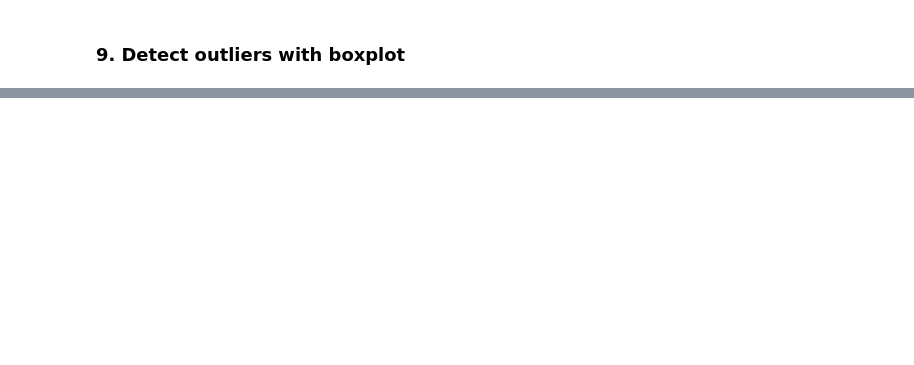
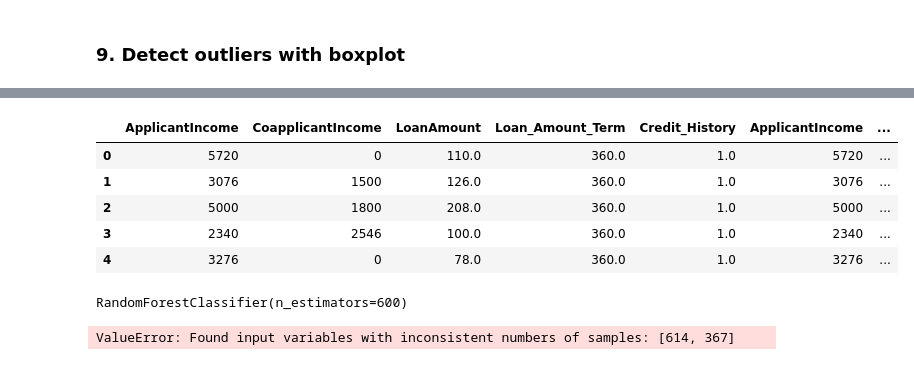
Before and after one commit to masrufjaman/Loan-Eligibility-Prediction, a Jupyter notebook: loan-eligibility-prediction.ipynb, the cells around one changed output, grey strips where cells are left out. Saved outputs shown, nothing was run; the diff lists cells and outputs as text; code cells hidden in the pictures; blank space fills up the shorter version.

```diff
--- a/loan-eligibility-prediction.ipynb
+++ b/loan-eligibility-prediction.ipynb
@@ -139,5 +439,7 @@ df3_train.info()
 # %%
 cat_feats = ['Gender', 'Married', 'Dependents', 'Education', 'Self_Employed', 'Property_Area', 'Loan_Status']
+# %%
+cat_feats_test = ['Gender', 'Married', 'Dependents', 'Education', 'Self_Employed', 'Property_Area']
 # %%
 df4_train = pd.get_dummies(data=df3_train, columns=cat_feats ,drop_first=True)
 # %%
@@ -145,6 +454,12 @@ df4_train.head()
+# %%
+df4_test = pd.get_dummies(data=df3_test, columns=cat_feats_test ,drop_first=True)
 # %%
 df3_1_train = df3_train.drop(columns=['Gender', 'Married', 'Dependents', 'Education', 'Self_Employed', 'Property_Area', 'Loan_Status'])
+# %%
+df3_1_test = df3_test.drop(columns=['Gender', 'Married', 'Dependents', 'Education', 'Self_Employed', 'Property_Area',])
 # %%
 df5_train= pd.concat([df3_1_train,df4_train],axis=1)
+# %%
+df5_test= pd.concat([df3_1_test,df4_test],axis=1)
 # %%
 df5_train.head()
@@ -151,3 +473,12 @@ df5_train.head()
+# %%
+df5_test.head()
+# %% [output]
+|  | ApplicantIncome | CoapplicantIncome | LoanAmount | Loan_Amount_Term | Credit_History | ApplicantIncome | ... |
+| 0 | 5720 | 0 | 110.0 | 360.0 | 1.0 | 5720 | ... |
+| 1 | 3076 | 1500 | 126.0 | 360.0 | 1.0 | 3076 | ... |
+| 2 | 5000 | 1800 | 208.0 | 360.0 | 1.0 | 5000 | ... |
+| 3 | 2340 | 2546 | 100.0 | 360.0 | 1.0 | 2340 | ... |
+| 4 | 3276 | 0 | 78.0 | 360.0 | 1.0 | 3276 | ... |
 # %%
 from sklearn.ensemble import RandomForestClassifier
 rfc = RandomForestClassifier(n_estimators=600)
@@ -157,2 +492,9 @@ y_train = df5_train['Loan_Status_Y']
 # %%
-rfc.fit(df5_train, y_train)
+rfc.fit(x_train, y_train)
+# %% [output]
+RandomForestClassifier(n_estimators=600)
+# %%
+from sklearn.metrics import accuracy_score
+accuracy_score(y_train, y_test)
+# %% [output]
+ValueError: Found input variables with inconsistent numbers of samples: [614, 367]
```
Also changed, not shown: parts of 38 cells of this notebook, 2 other files.
